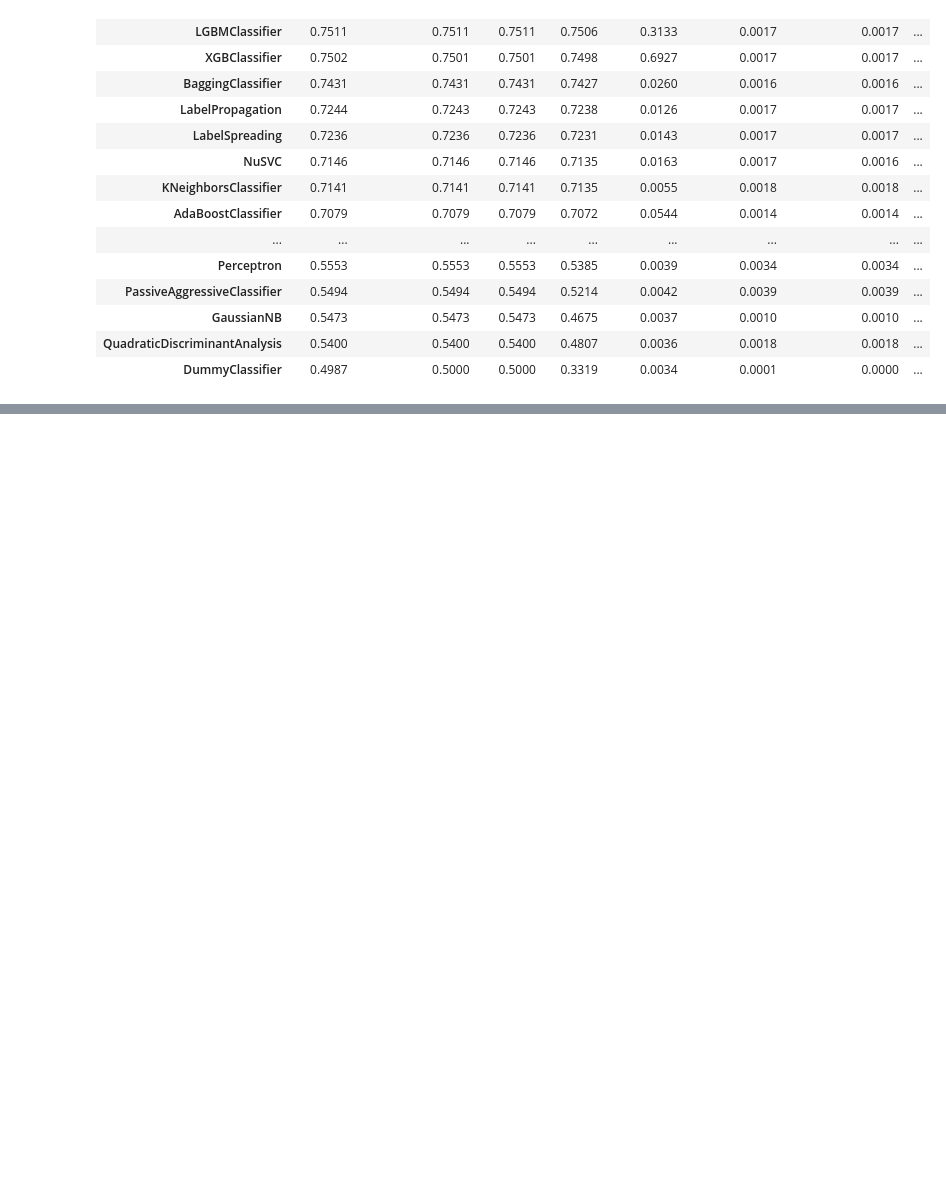
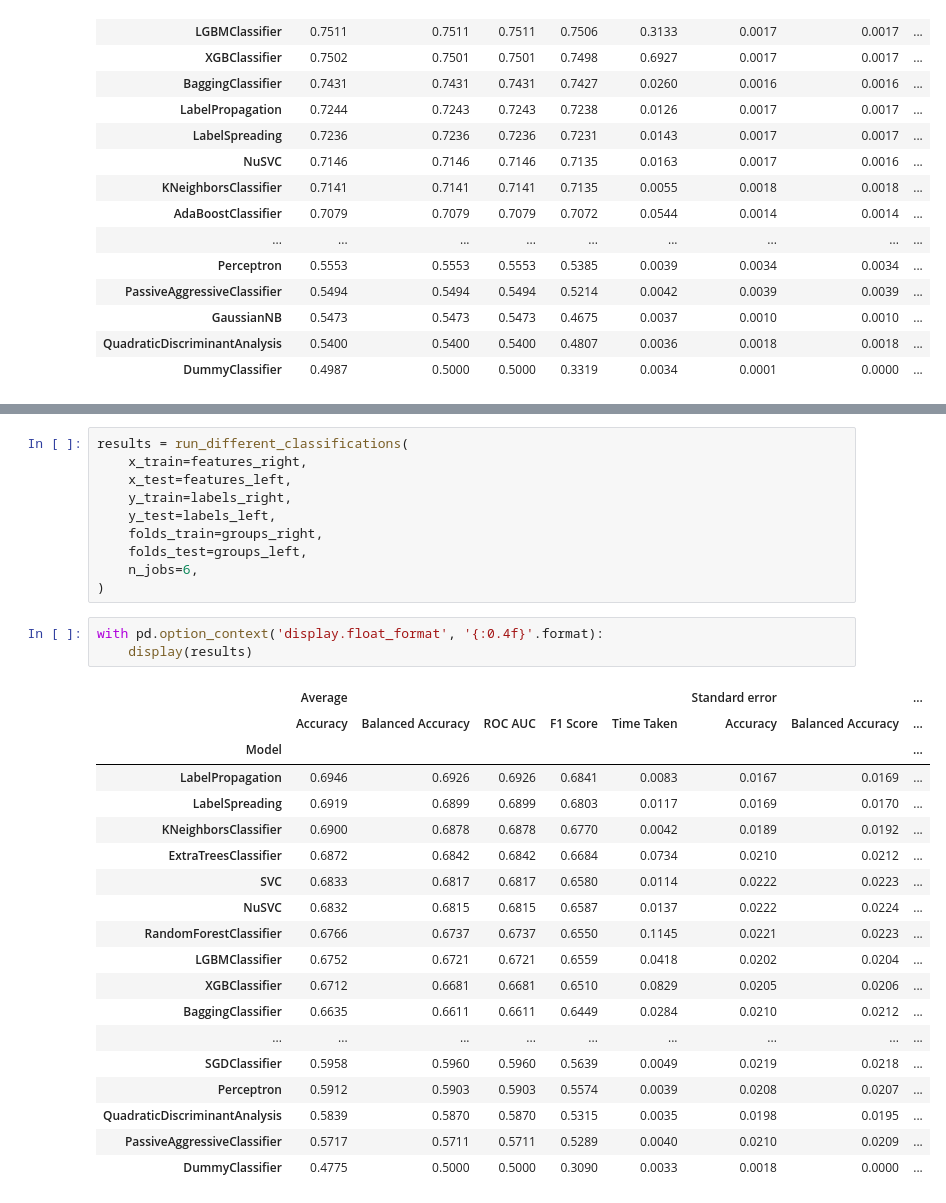
Before and after one commit to LeonardoAlchieri/LateralizationPhysiologicalWearables, a Jupyter notebook: notebooks/data-exploration-usilaughs.ipynb, the cells around one changed output, grey strips where cells are left out. Saved outputs shown, nothing was run; the diff lists cells and outputs as text; blank space fills up the shorter version.

```diff
--- a/notebooks/data-exploration-usilaughs.ipynb
+++ b/notebooks/data-exploration-usilaughs.ipynb
@@ -848,0 +1239,33 @@ pd.set_option('display.precision',2)
+# %%
+results = run_different_classifications(
+    x_train=features_right,
+    x_test=features_left,
+    y_train=labels_right,
+    y_test=labels_left,
+    folds_train=groups_right,
+    folds_test=groups_left,
+    n_jobs=6,
+)
+# %%
+with pd.option_context('display.float_format', '{:0.4f}'.format):
+    display(results)
+# %% [output]
+|  | Average |  |  |  |  | Standard error |  | ... |
+|  | Accuracy | Balanced Accuracy | ROC AUC | F1 Score | Time Taken | Accuracy | Balanced Accuracy | ... |
+| Model |  |  |  |  |  |  |  | ... |
+| LabelPropagation | 0.6946 | 0.6926 | 0.6926 | 0.6841 | 0.0083 | 0.0167 | 0.0169 | ... |
+| LabelSpreading | 0.6919 | 0.6899 | 0.6899 | 0.6803 | 0.0117 | 0.0169 | 0.0170 | ... |
+| KNeighborsClassifier | 0.6900 | 0.6878 | 0.6878 | 0.6770 | 0.0042 | 0.0189 | 0.0192 | ... |
+| ExtraTreesClassifier | 0.6872 | 0.6842 | 0.6842 | 0.6684 | 0.0734 | 0.0210 | 0.0212 | ... |
+| SVC | 0.6833 | 0.6817 | 0.6817 | 0.6580 | 0.0114 | 0.0222 | 0.0223 | ... |
+| NuSVC | 0.6832 | 0.6815 | 0.6815 | 0.6587 | 0.0137 | 0.0222 | 0.0224 | ... |
+| RandomForestClassifier | 0.6766 | 0.6737 | 0.6737 | 0.6550 | 0.1145 | 0.0221 | 0.0223 | ... |
+| LGBMClassifier | 0.6752 | 0.6721 | 0.6721 | 0.6559 | 0.0418 | 0.0202 | 0.0204 | ... |
+| XGBClassifier | 0.6712 | 0.6681 | 0.6681 | 0.6510 | 0.0829 | 0.0205 | 0.0206 | ... |
+| BaggingClassifier | 0.6635 | 0.6611 | 0.6611 | 0.6449 | 0.0284 | 0.0210 | 0.0212 | ... |
+| ... | ... | ... | ... | ... | ... | ... | ... | ... |
+| SGDClassifier | 0.5958 | 0.5960 | 0.5960 | 0.5639 | 0.0049 | 0.0219 | 0.0218 | ... |
+| Perceptron | 0.5912 | 0.5903 | 0.5903 | 0.5574 | 0.0039 | 0.0208 | 0.0207 | ... |
+| QuadraticDiscriminantAnalysis | 0.5839 | 0.5870 | 0.5870 | 0.5315 | 0.0035 | 0.0198 | 0.0195 | ... |
+| PassiveAggressiveClassifier | 0.5717 | 0.5711 | 0.5711 | 0.5289 | 0.0040 | 0.0210 | 0.0209 | ... |
+| DummyClassifier | 0.4775 | 0.5000 | 0.5000 | 0.3090 | 0.0033 | 0.0018 | 0.0000 | ... |
```
Also changed, not shown: parts of 31 cells of this notebook.
